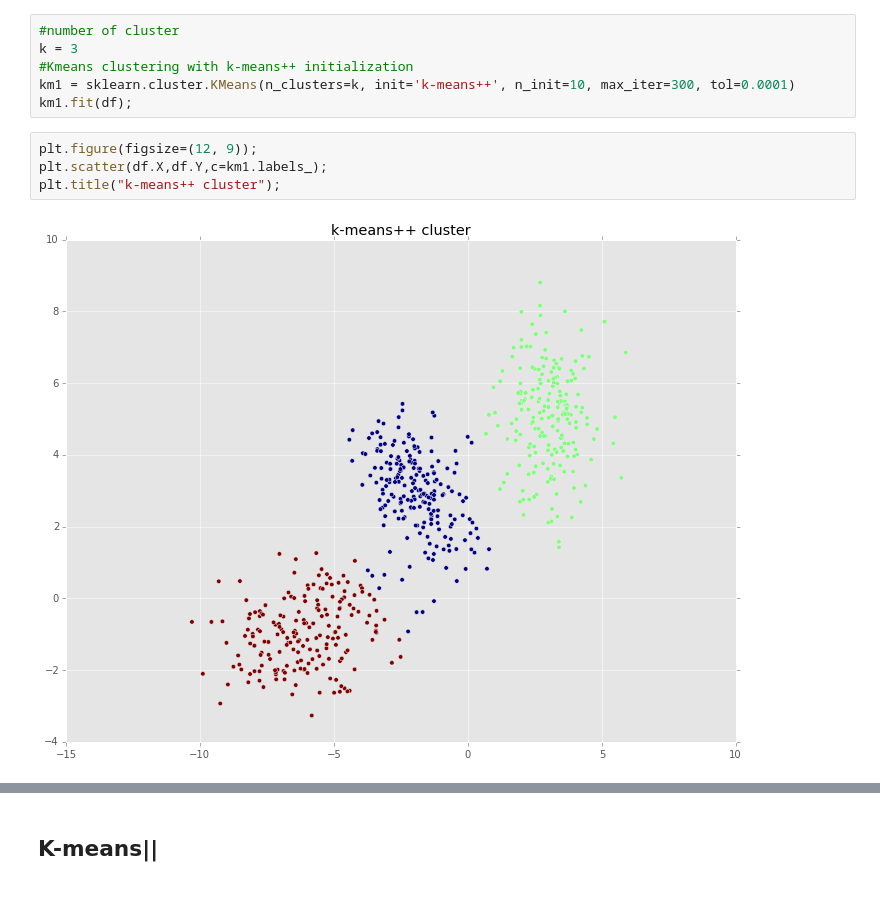
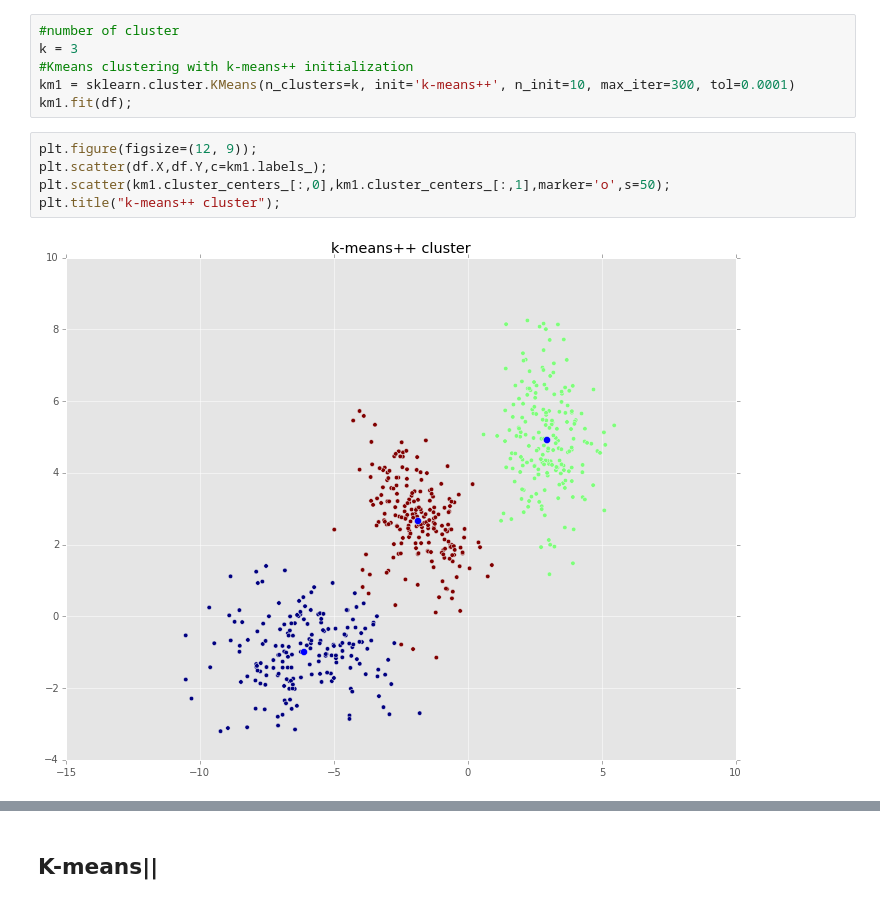
Before and after one commit to YuhaoLiang/STA663-Final_Project, a Jupyter notebook: Main.ipynb, the cells around one changed output, grey strips where cells are left out. Drawn from its saved outputs; the diff is of its cells as text.

```diff
--- a/Main.ipynb
+++ b/Main.ipynb
@@ -54,6 +54,7 @@ km1.fit(df);
 # %%
 plt.figure(figsize=(12, 9));
 plt.scatter(df.X,df.Y,c=km1.labels_);
+plt.scatter(km1.cluster_centers_[:,0],km1.cluster_centers_[:,1],marker='o',s=50);
 plt.title("k-means++ cluster");
 # %% [output]
-[figure, old version]
+[figure, new version]
```
Also changed, not shown: parts of 10 cells of this notebook.
